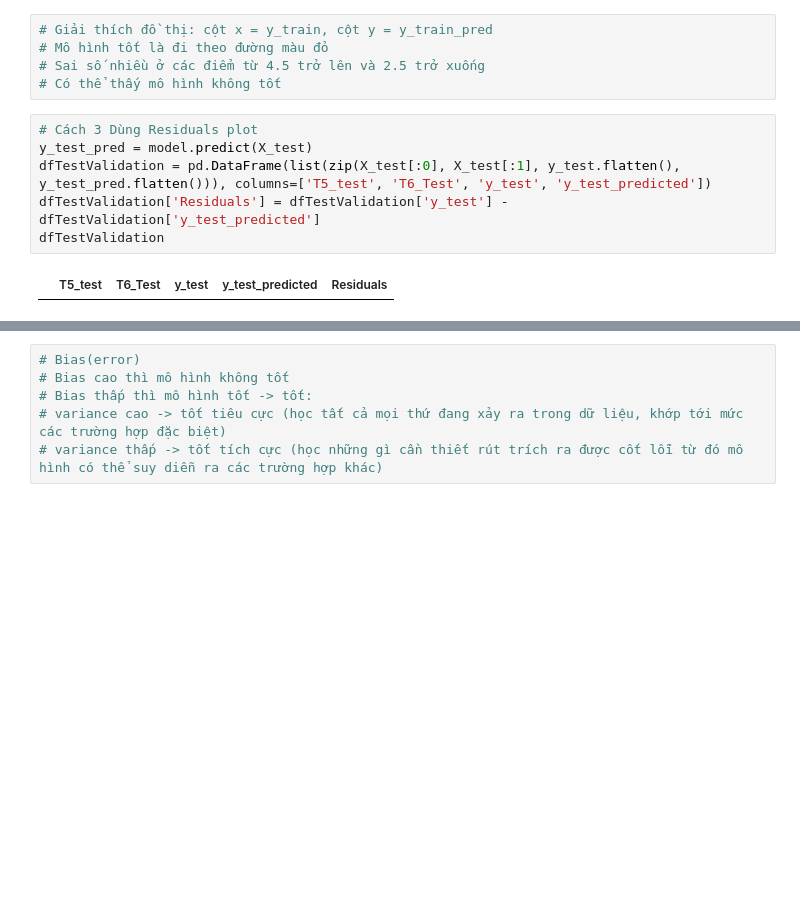
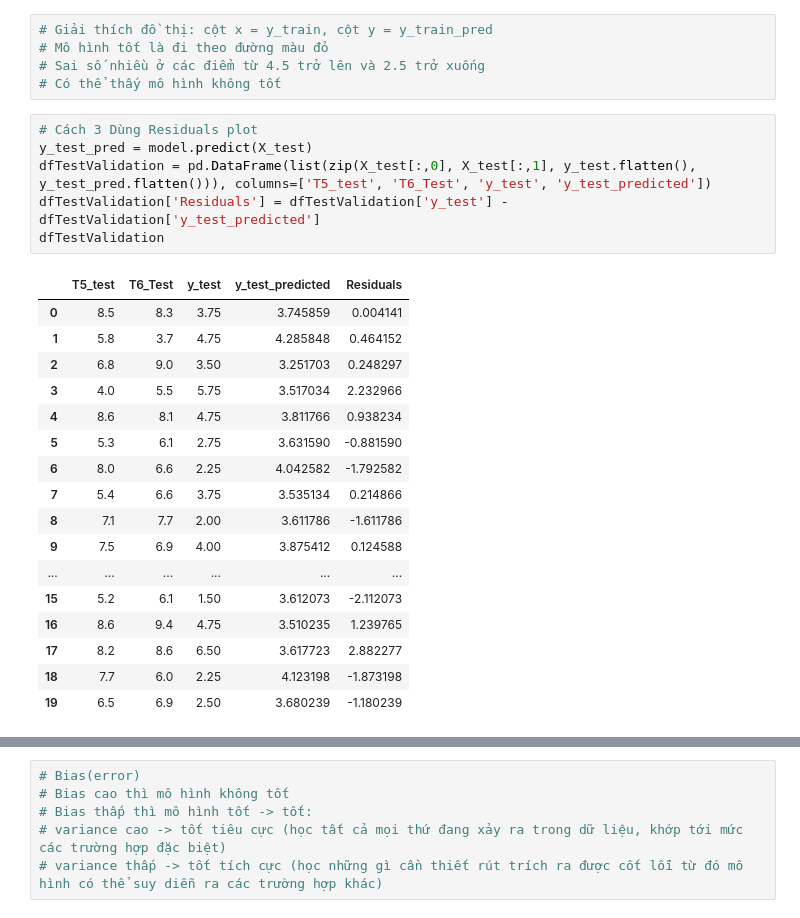
Before and after one commit to AzureVDT/Data-Analysis-Python, a Jupyter notebook: lesson08.ipynb, the cells around one changed output, grey strips where cells are left out. Saved outputs shown, nothing was run; the diff lists cells and outputs as text; blank space fills up the shorter version.

```diff
--- a/lesson08.ipynb
+++ b/lesson08.ipynb
@@ -54,11 +54,27 @@ plt.show()
 # %%
 # Cách 3 Dùng Residuals plot
 y_test_pred = model.predict(X_test)
-dfTestValidation = pd.DataFrame(list(zip(X_test[:0], X_test[:1], y_test.flatten(), y_test_pred.flatten())), columns=['T5_test', 'T6_Test', 'y_test', 'y_test_predicted'])
+dfTestValidation = pd.DataFrame(list(zip(X_test[:,0], X_test[:,1], y_test.flatten(), y_test_pred.flatten())), columns=['T5_test', 'T6_Test', 'y_test', 'y_test_predicted'])
 dfTestValidation['Residuals'] = dfTestValidation['y_test'] - dfTestValidation['y_test_predicted']
 dfTestValidation
 # %% [output]
 |  | T5_test | T6_Test | y_test | y_test_predicted | Residuals |
+| 0 | 8.5 | 8.3 | 3.75 | 3.745859 | 0.004141 |
+| 1 | 5.8 | 3.7 | 4.75 | 4.285848 | 0.464152 |
+| 2 | 6.8 | 9.0 | 3.50 | 3.251703 | 0.248297 |
+| 3 | 4.0 | 5.5 | 5.75 | 3.517034 | 2.232966 |
+| 4 | 8.6 | 8.1 | 4.75 | 3.811766 | 0.938234 |
+| 5 | 5.3 | 6.1 | 2.75 | 3.631590 | -0.881590 |
+| 6 | 8.0 | 6.6 | 2.25 | 4.042582 | -1.792582 |
+| 7 | 5.4 | 6.6 | 3.75 | 3.535134 | 0.214866 |
+| 8 | 7.1 | 7.7 | 2.00 | 3.611786 | -1.611786 |
+| 9 | 7.5 | 6.9 | 4.00 | 3.875412 | 0.124588 |
+| ... | ... | ... | ... | ... | ... |
+| 15 | 5.2 | 6.1 | 1.50 | 3.612073 | -2.112073 |
+| 16 | 8.6 | 9.4 | 4.75 | 3.510235 | 1.239765 |
+| 17 | 8.2 | 8.6 | 6.50 | 3.617723 | 2.882277 |
+| 18 | 7.7 | 6.0 | 2.25 | 4.123198 | -1.873198 |
+| 19 | 6.5 | 6.9 | 2.50 | 3.680239 | -1.180239 |
 # %%
 # Cách 3 Dùng Residuals plot
 y_train_pred = model.predict(X_train)
```
Also changed, not shown: parts of 4 cells of this notebook, 2 other files.
